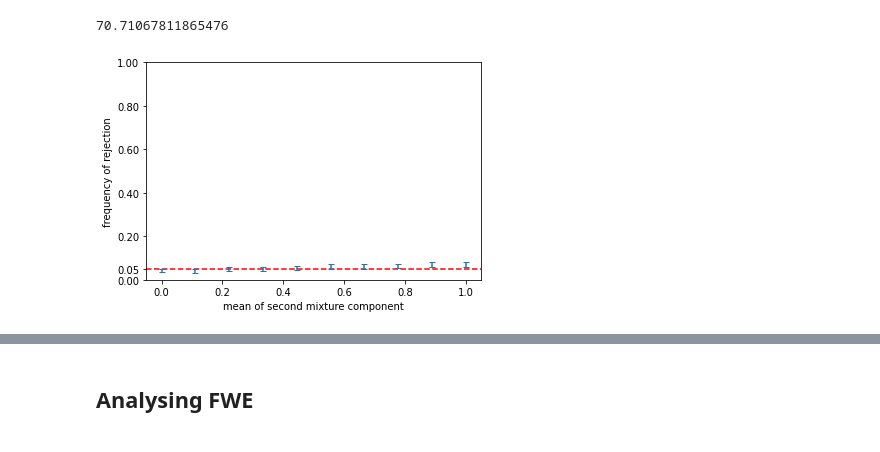
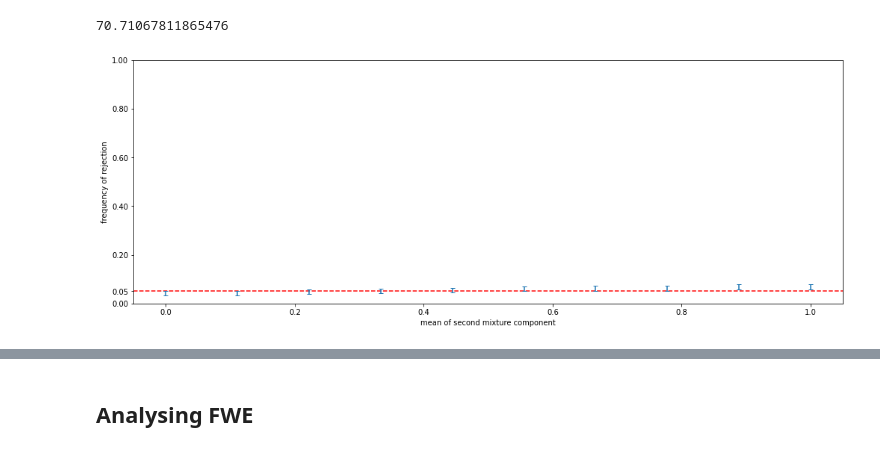
Before and after one commit to TimotheeMathieu/Adaptive_stopping_MC_RL, a Jupyter notebook: adastop/example_simulatedR/analyse.ipynb, the cells around one changed output, grey strips where cells are left out. Cells and saved outputs as stored; diff of their text form; code cells hidden in the pictures.

```diff
--- a/adastop/example_simulatedR/analyse.ipynb
+++ b/adastop/example_simulatedR/analyse.ipynb
@@ -131,21 +131,23 @@ powers2, power_stds2, power_confidence_intervals2 = dict(sorted(power2.items()))
 # %%
 import sys
 import os
 home_folder = os.environ["HOME"]
 workdir = os.path.join(home_folder,"Adaptive_stopping_MC_RL","adastop", "example_simulatedR")
 sys.path.insert(0, workdir)
+
+plt.figure(figsize=(17,6))
 
 plt.axhline(y = 0.05, color = 'r', linestyle = '--')
 # plt.axhline(y = 1, color = 'r', linestyle = '-')
 # plt.axhline(y = 0., color = 'r', linestyle = '-')
 plt.ylim((0,1))
 plt.yticks(np.append(np.linspace(0,1,6),0.05))
 # plt.errorbar(powers.keys(), powers.values(), list(power_stds.values()), linestyle='None', marker= 'o', capsize=3)
 plt.errorbar(powers2.keys(), powers2.values(), list(power_confidence_intervals2.values()), linestyle='None', fmt = "none", capsize=3)
 plt.ylabel("frequency of rejection")
 plt.xlabel("mean of second mixture component")
 
 plt.savefig(os.path.join(workdir, "gaussianVSmg_samemean.png"))
 plt.savefig(os.path.join(workdir, "gaussianVSmg_samemean.pdf"))
 # %% [output]
-[figure, old version]
+[figure, new version]
```
Also changed, not shown: parts of 21 cells of this notebook, 14 other files.
